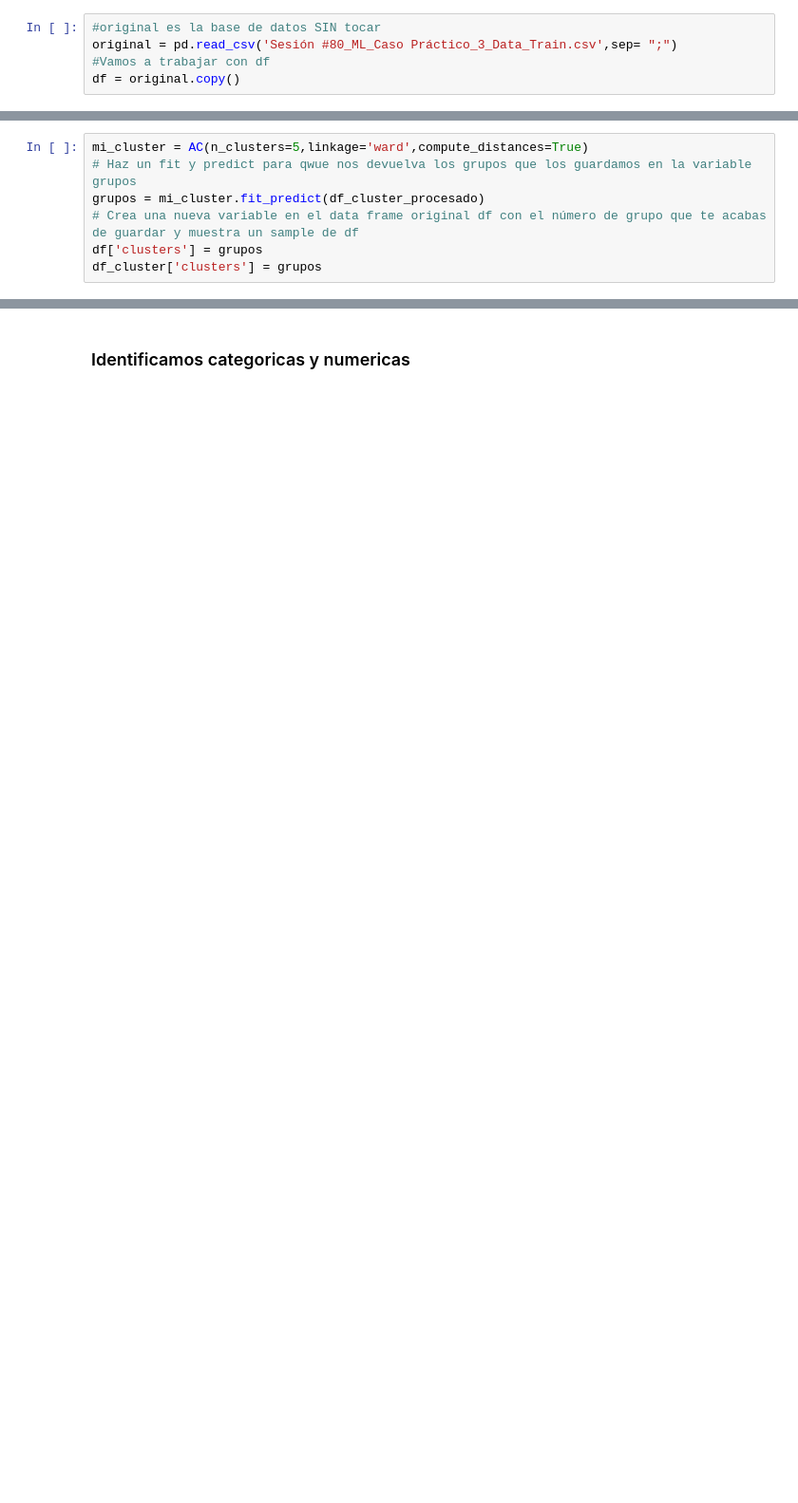
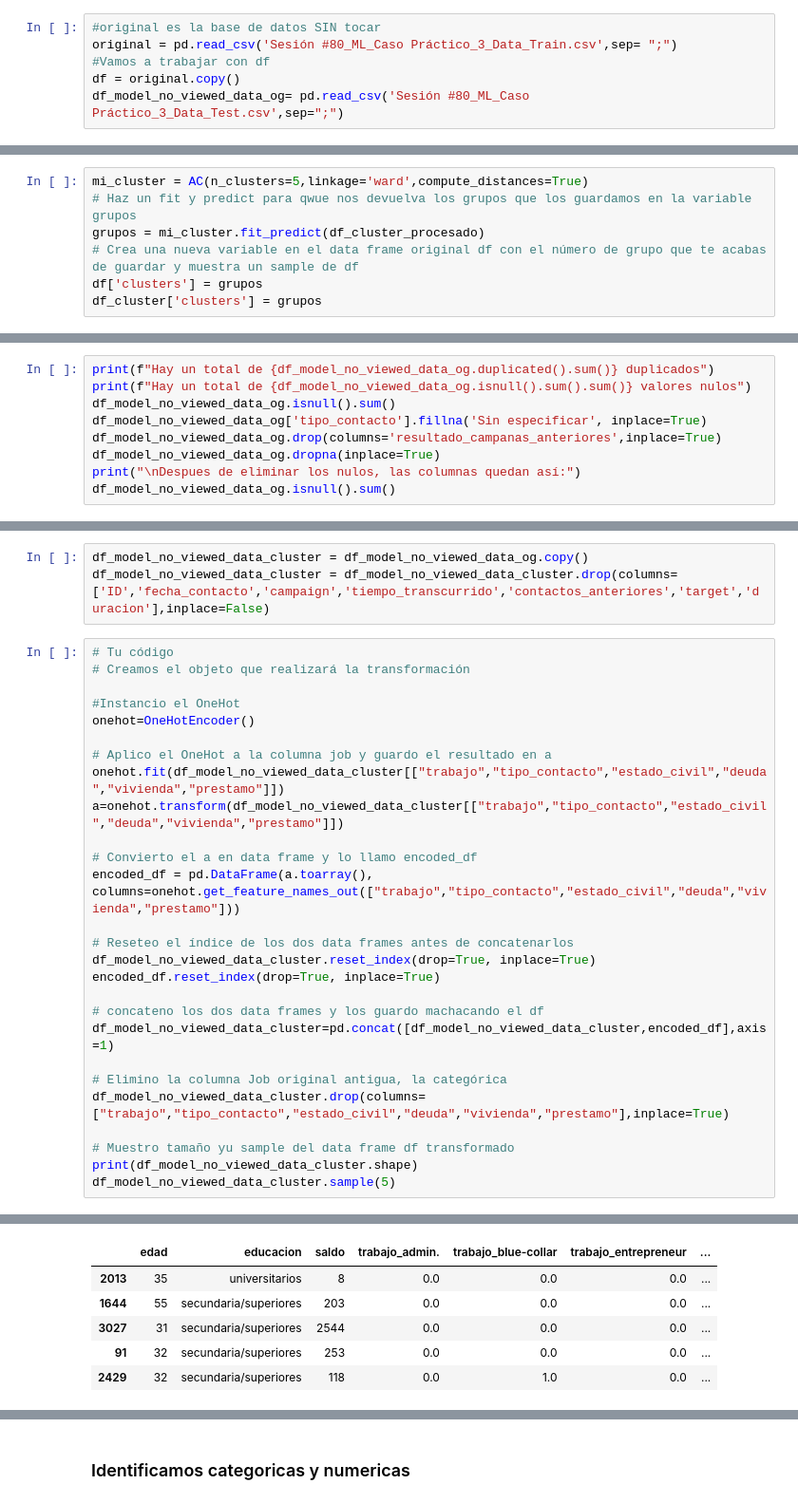
Before and after one commit to erxgli/Amacor_contexto_bancario, a Jupyter notebook: Caso_Práctico_3.ipynb, the cells around one changed output, grey strips where cells are left out. Shown at 95% size. Cells and saved outputs as stored; diff of their text form; blank space fills up the shorter version.

```diff
--- a/Caso_Práctico_3.ipynb
+++ b/Caso_Práctico_3.ipynb
@@ -30,6 +37,7 @@ from sklearn.preprocessing import MinMaxScaler, OneHotEncoder,OrdinalEncoder,Sta
 original = pd.read_csv('Sesión #80_ML_Caso Práctico_3_Data_Train.csv',sep= ";")
 #Vamos a trabajar con df
 df = original.copy()
+df_model_no_viewed_data_og= pd.read_csv('Sesión #80_ML_Caso Práctico_3_Data_Test.csv',sep=";")
 # %% [markdown]
 ### Exploratory Data Analysis
 # %%
@@ -184,0 +195,9 @@ df_cluster['clusters'] = grupos
+# %%
+print(f"Hay un total de {df_model_no_viewed_data_og.duplicated().sum()} duplicados")
+print(f"Hay un total de {df_model_no_viewed_data_og.isnull().sum().sum()} valores nulos")
+df_model_no_viewed_data_og.isnull().sum()
+df_model_no_viewed_data_og['tipo_contacto'].fillna('Sin especificar', inplace=True)
+df_model_no_viewed_data_og.drop(columns='resultado_campanas_anteriores',inplace=True)
+df_model_no_viewed_data_og.dropna(inplace=True)
+print("\nDespues de eliminar los nulos, las columnas quedan así:")
+df_model_no_viewed_data_og.isnull().sum()
@@ -184,0 +226,31 @@ df_cluster['clusters'] = grupos
+# %%
+df_model_no_viewed_data_cluster = df_model_no_viewed_data_og.copy()
+df_model_no_viewed_data_cluster = df_model_no_viewed_data_cluster.drop(columns=['ID','fecha_contacto','campaign','tiempo_transcurrido','contactos_anteriores','target','duracion'],inplace=False)
+# %%
+# Tu código
+# Creamos el objeto que realizará la transformación
+
+#Instancio el OneHot
+onehot=OneHotEncoder()
+
+# Aplico el OneHot a la columna job y guardo el resultado en a
+onehot.fit(df_model_no_viewed_data_cluster[["trabajo","tipo_contacto","estado_civil","deuda","vivienda","prestamo"]])
+a=onehot.transform(df_model_no_viewed_data_cluster[["trabajo","tipo_contacto","estado_civil","deuda","vivienda","prestamo"]])
+
+# Convierto el a en data frame y lo llamo encoded_df
+encoded_df = pd.DataFrame(a.toarray(), columns=onehot.get_feature_names_out(["trabajo","tipo_contacto","estado_civil","deuda","vivienda","prestamo"]))
+
+# Reseteo el índice de los dos data frames antes de concatenarlos
+df_model_no_viewed_data_cluster.reset_index(drop=True, inplace=True)
+encoded_df.reset_index(drop=True, inplace=True)
+
+# concateno los dos data frames y los guardo machacando el df
+df_model_no_viewed_data_cluster=pd.concat([df_model_no_viewed_data_cluster,encoded_df],axis=1)
+
+# Elimino la columna Job original antigua, la categórica
+df_model_no_viewed_data_cluster.drop(columns=["trabajo","tipo_contacto","estado_civil","deuda","vivienda","prestamo"],inplace=True)
+
+# Muestro tamaño yu sample del data frame df transformado
+print(df_model_no_viewed_data_cluster.shape)
+df_model_no_viewed_data_cluster.sample(5)
+# %% [output]
@@ -184,0 +258,6 @@ df_cluster['clusters'] = grupos
+|  | edad | educacion | saldo | trabajo_admin. | trabajo_blue-collar | trabajo_entrepreneur | ... |
+| 2013 | 35 | universitarios | 8 | 0.0 | 0.0 | 0.0 | ... |
+| 1644 | 55 | secundaria/superiores | 203 | 0.0 | 0.0 | 0.0 | ... |
+| 3027 | 31 | secundaria/superiores | 2544 | 0.0 | 0.0 | 0.0 | ... |
+| 91 | 32 | secundaria/superiores | 253 | 0.0 | 0.0 | 0.0 | ... |
+| 2429 | 32 | secundaria/superiores | 118 | 0.0 | 1.0 | 0.0 | ... |
```
Also changed, not shown: parts of 33 cells of this notebook, 1 other file.
